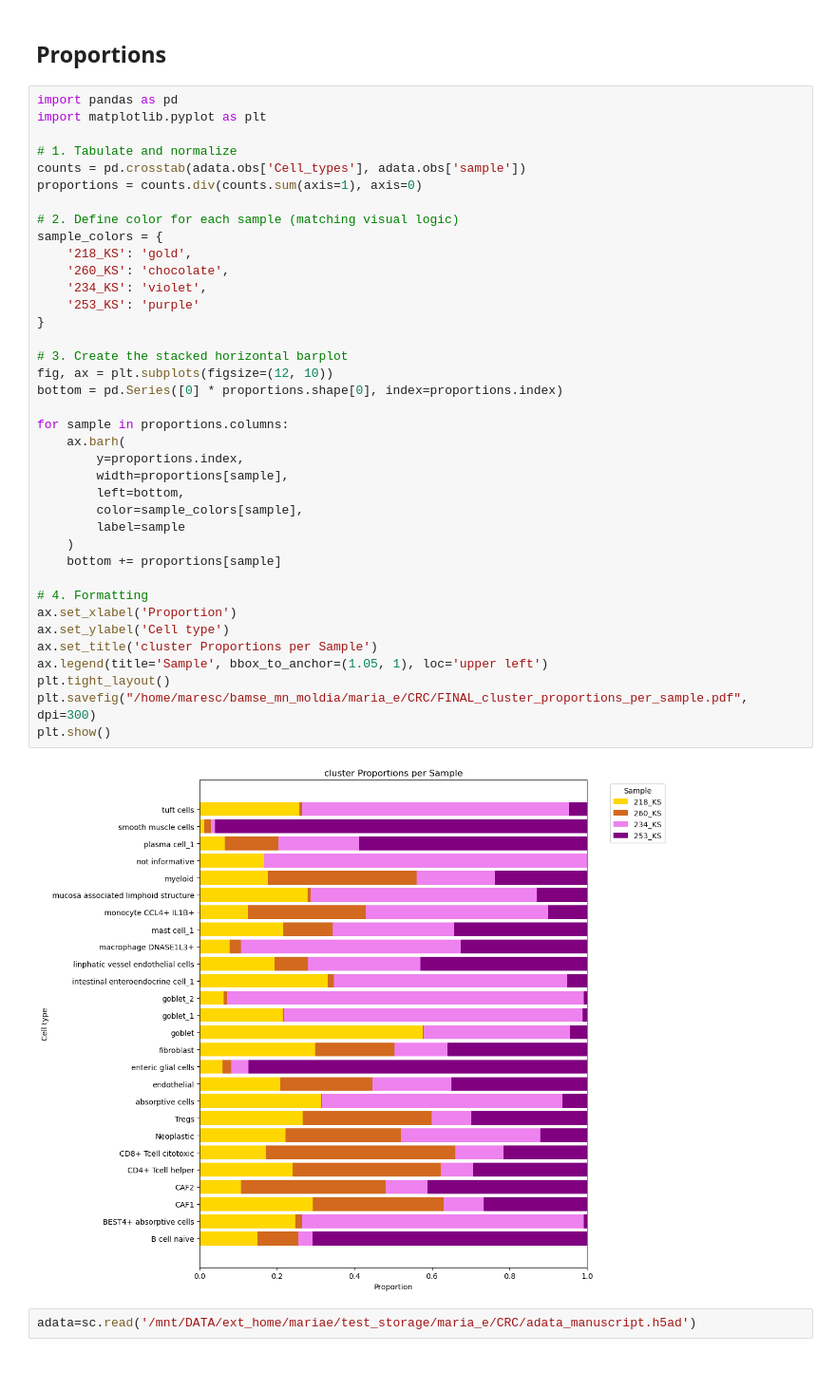
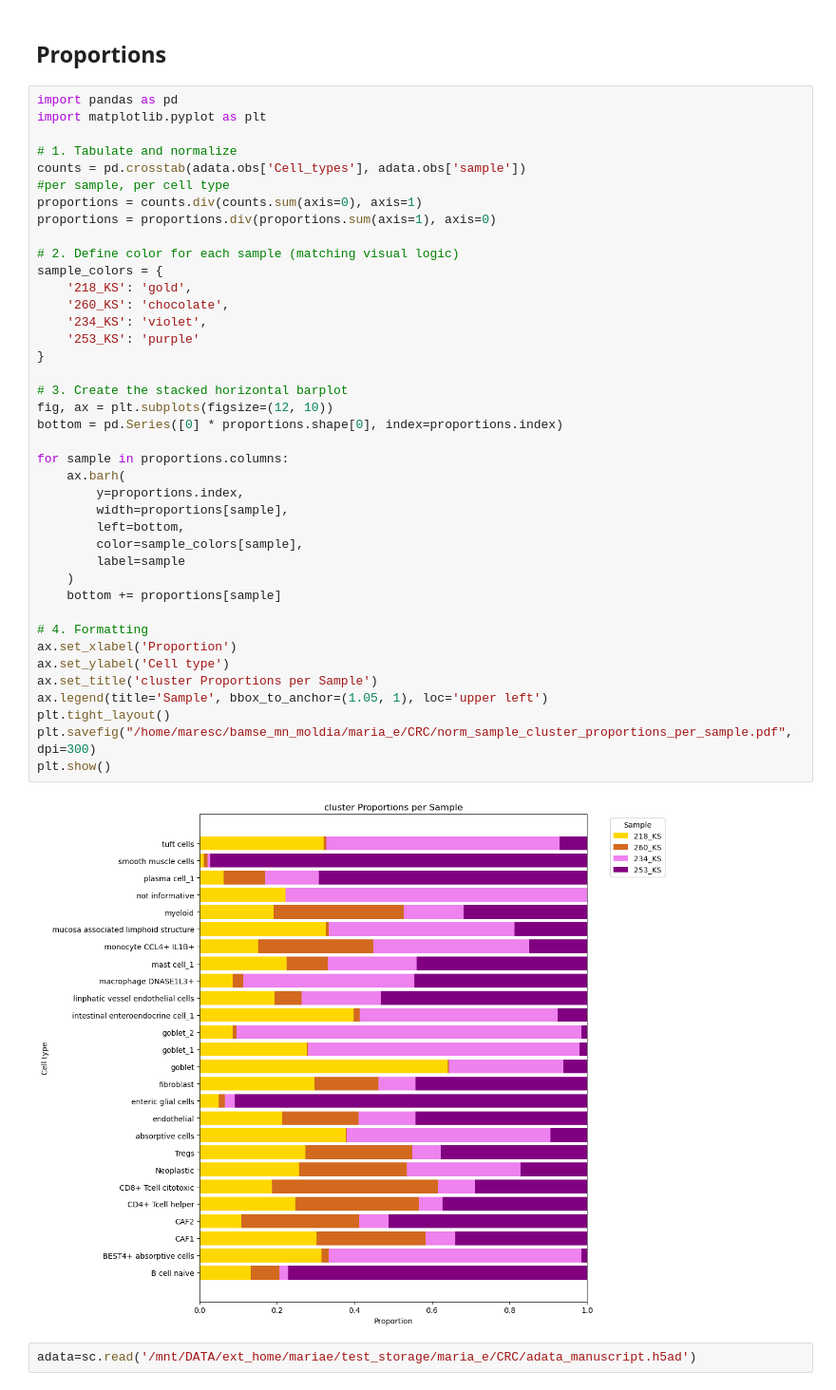
Before and after one commit to Moldia/CRC_Shedding_Xenium, a Jupyter notebook: 1_Celltype_identification_CRC_manuscript.ipynb, the cells around one changed output. Shown at 95% size. Saved outputs shown, nothing was run; the diff lists cells and outputs as text.

Commit message:
update_norm_sample__norm_experiment_251125

```diff
--- a/1_Celltype_identification_CRC_manuscript.ipynb
+++ b/1_Celltype_identification_CRC_manuscript.ipynb
@@ -469,40 +469,42 @@ import matplotlib.pyplot as plt
 
 # 1. Tabulate and normalize
 counts = pd.crosstab(adata.obs['Cell_types'], adata.obs['sample'])
-proportions = counts.div(counts.sum(axis=1), axis=0)
+#per sample, per cell type
+proportions = counts.div(counts.sum(axis=0), axis=1)
+proportions = proportions.div(proportions.sum(axis=1), axis=0)
 
 # 2. Define color for each sample (matching visual logic)
 sample_colors = {
     '218_KS': 'gold',
     '260_KS': 'chocolate',
     '234_KS': 'violet',
     '253_KS': 'purple'
 }
 
 # 3. Create the stacked horizontal barplot
 fig, ax = plt.subplots(figsize=(12, 10))
 bottom = pd.Series([0] * proportions.shape[0], index=proportions.index)
 
 for sample in proportions.columns:
     ax.barh(
         y=proportions.index,
         width=proportions[sample],
         left=bottom,
         color=sample_colors[sample],
         label=sample
     )
     bottom += proportions[sample]
 
 # 4. Formatting
 ax.set_xlabel('Proportion')
 ax.set_ylabel('Cell type')
 ax.set_title('cluster Proportions per Sample')
 ax.legend(title='Sample', bbox_to_anchor=(1.05, 1), loc='upper left')
 plt.tight_layout()
-plt.savefig("/home/maresc/bamse_mn_moldia/maria_e/CRC/FINAL_cluster_proportions_per_sample.pdf", dpi=300)
+plt.savefig("/home/maresc/bamse_mn_moldia/maria_e/CRC/norm_sample_cluster_proportions_per_sample.pdf", dpi=300)
 plt.show()
 # %% [output]
-[figure, old version]
+[figure, new version]
 # %%
 adata=sc.read('/mnt/DATA/ext_home/mariae/test_storage/maria_e/CRC/adata_manuscript.h5ad')
 # %%
```
Also changed, not shown: parts of 1 cell of this notebook, 1 other file.
